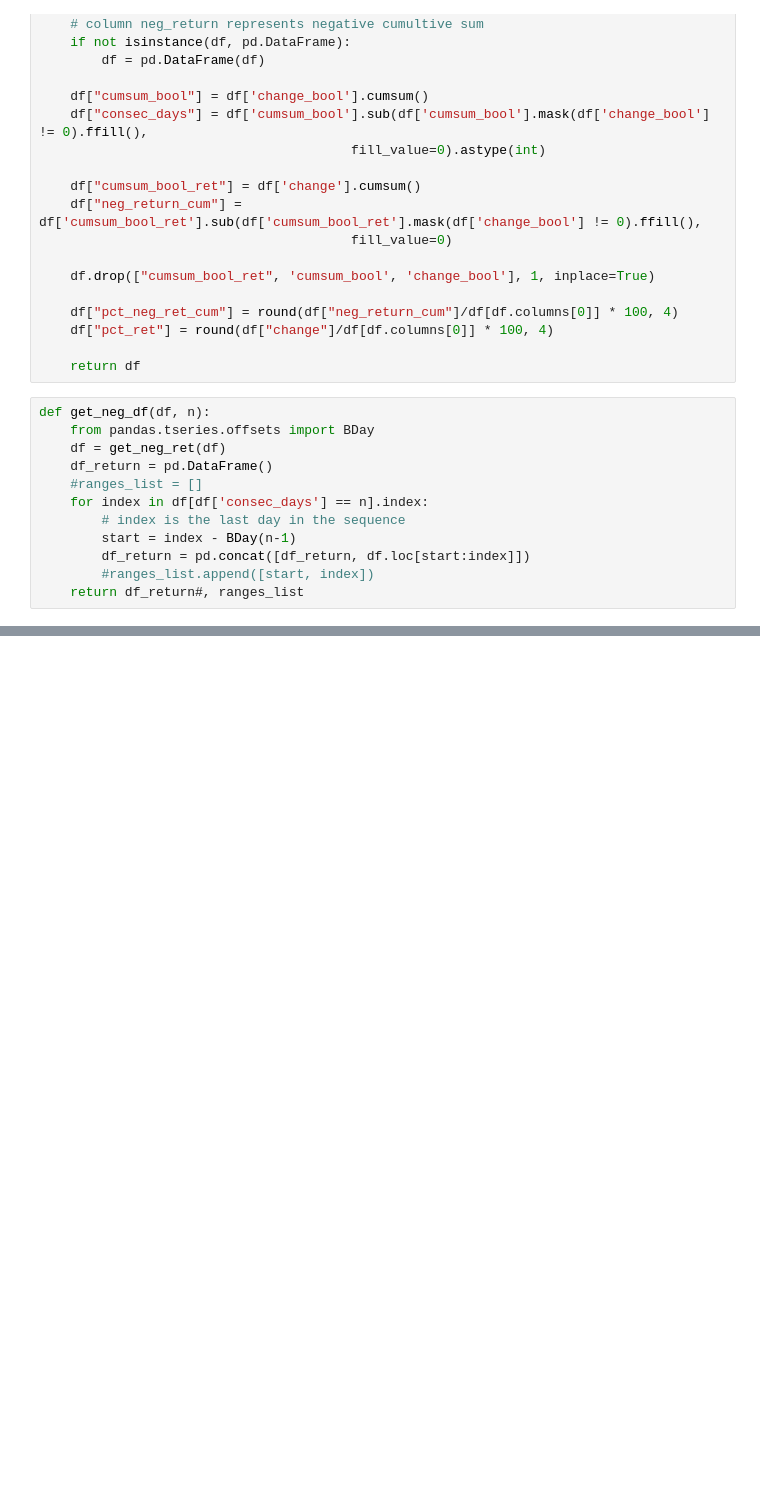
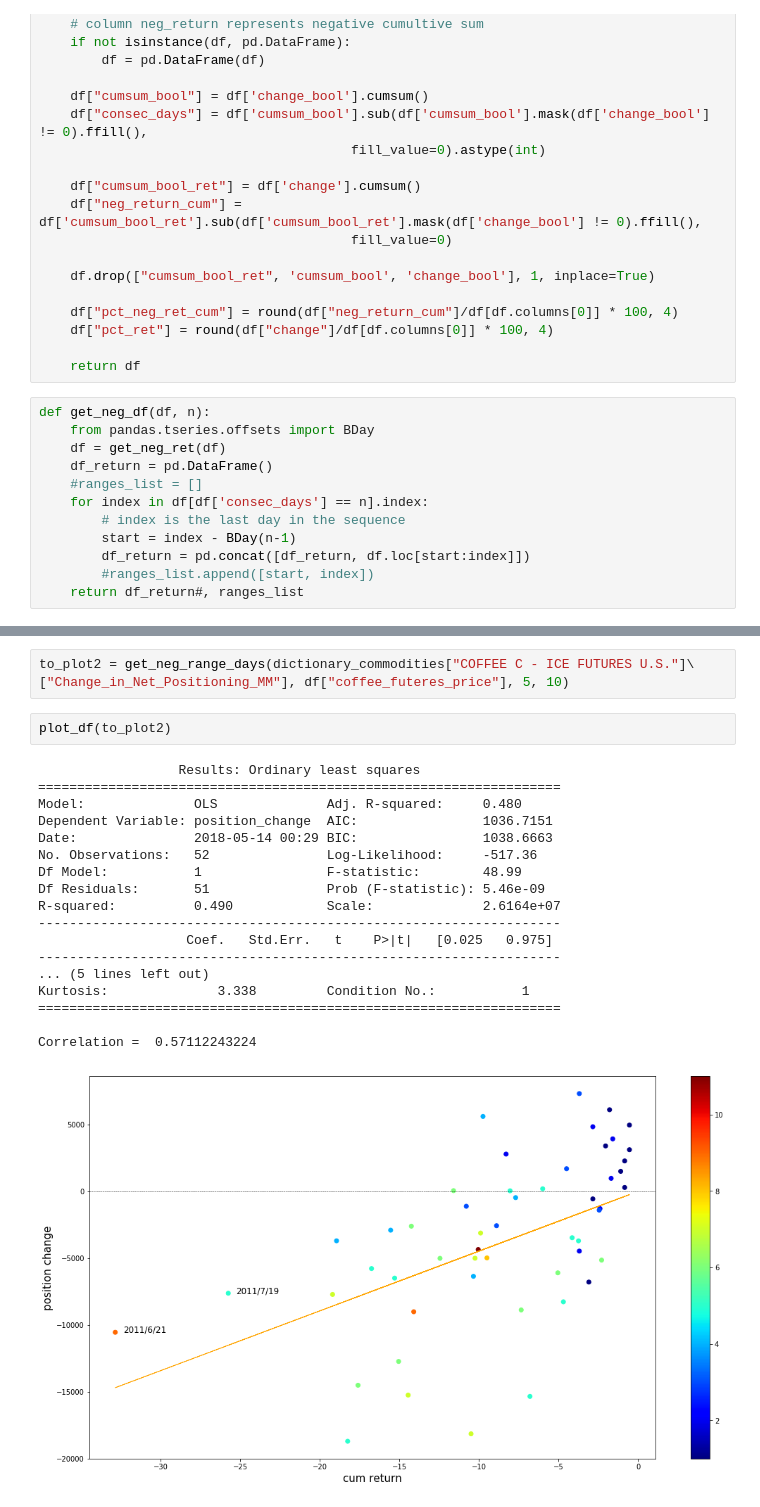
Before and after one commit to leonardich/Stats_project, a Jupyter notebook: changes_vs_downturn.ipynb, the cells around one changed output, grey strips where cells are left out. Saved outputs shown, nothing was run; the diff lists cells and outputs as text; blank space fills up the shorter version.

```diff
--- a/changes_vs_downturn.ipynb
+++ b/changes_vs_downturn.ipynb
@@ -769,0 +503,24 @@ Name: pct_ret, dtype: float64
+# %%
+to_plot2 = get_neg_range_days(dictionary_commodities["COFFEE C - ICE FUTURES U.S."]\
+["Change_in_Net_Positioning_MM"], df["coffee_futeres_price"], 5, 10)
+# %%
+plot_df(to_plot2)
+# %% [output]
+                  Results: Ordinary least squares
+===================================================================
+Model:              OLS              Adj. R-squared:     0.480
+Dependent Variable: position_change  AIC:                1036.7151
+Date:               2018-05-14 00:29 BIC:                1038.6663
+No. Observations:   52               Log-Likelihood:     -517.36
+Df Model:           1                F-statistic:        48.99
+Df Residuals:       51               Prob (F-statistic): 5.46e-09
+R-squared:          0.490            Scale:              2.6164e+07
+-------------------------------------------------------------------
+                   Coef.   Std.Err.   t    P>|t|   [0.025   0.975]
+-------------------------------------------------------------------
+... (5 lines left out)
+Kurtosis:              3.338         Condition No.:           1
+===================================================================
+
+Correlation =  0.57112243224
+[figure, added]
```
Also changed, not shown: parts of 29 cells of this notebook.
